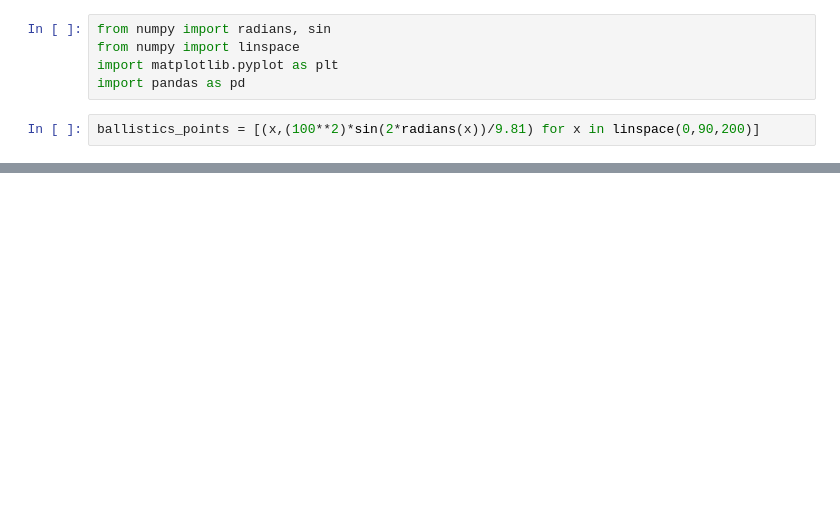
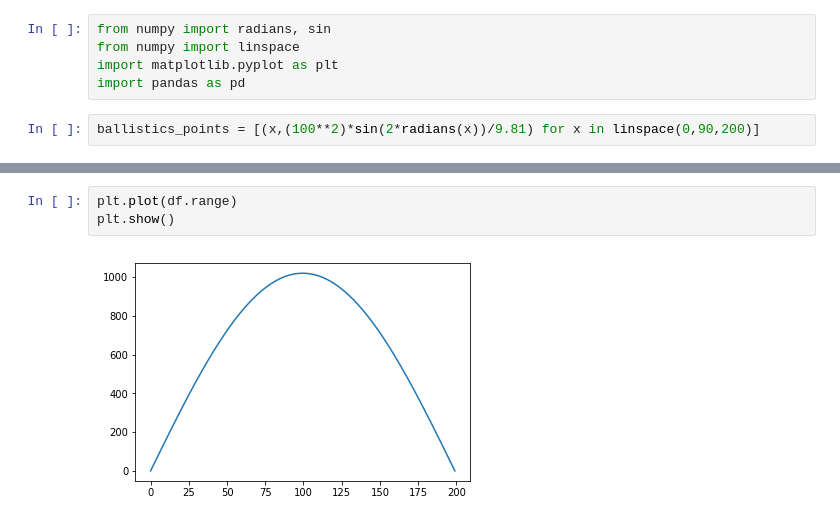
Before and after one commit to raytso0831/datascience, a Jupyter notebook: ballistics2.ipynb, the cells around one changed output, grey strips where cells are left out. Cells and saved outputs as stored; diff of their text form; blank space fills up the shorter version.

```diff
--- a/ballistics2.ipynb
+++ b/ballistics2.ipynb
@@ -12,0 +43,5 @@ NameError: name 'ballistics_points' is not defined
+# %%
+plt.plot(df.range)
+plt.show()
+# %% [output]
+[figure, added]
```
Also changed, not shown: parts of 11 cells of this notebook.
